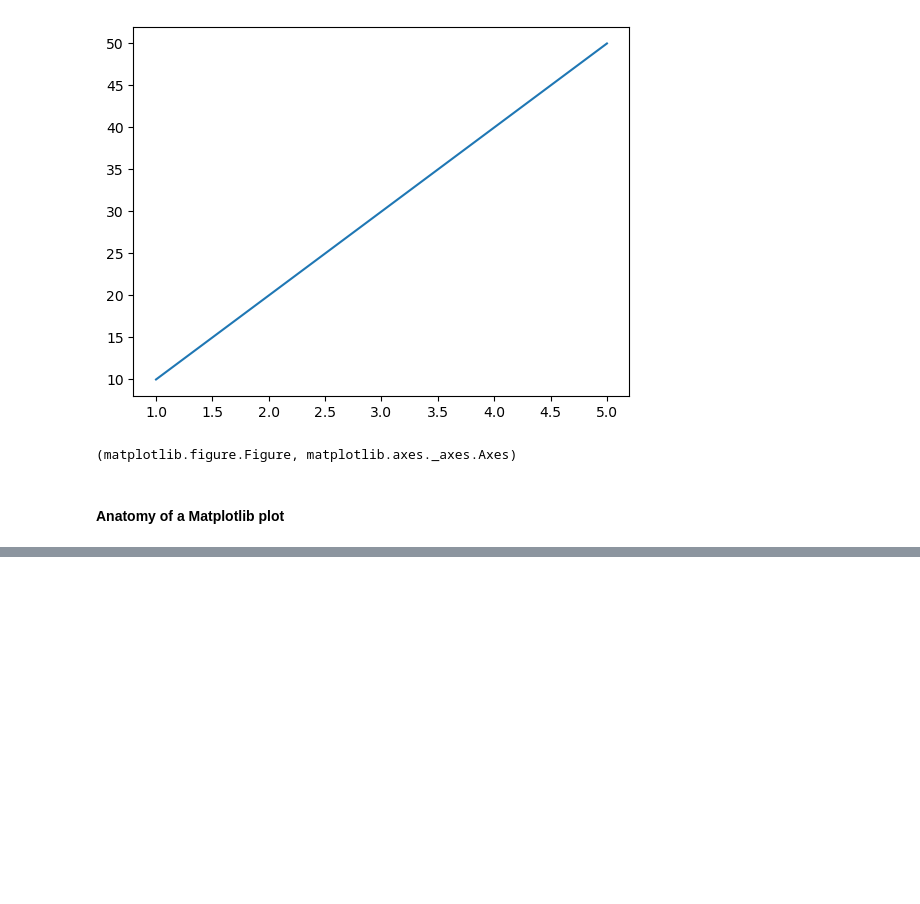
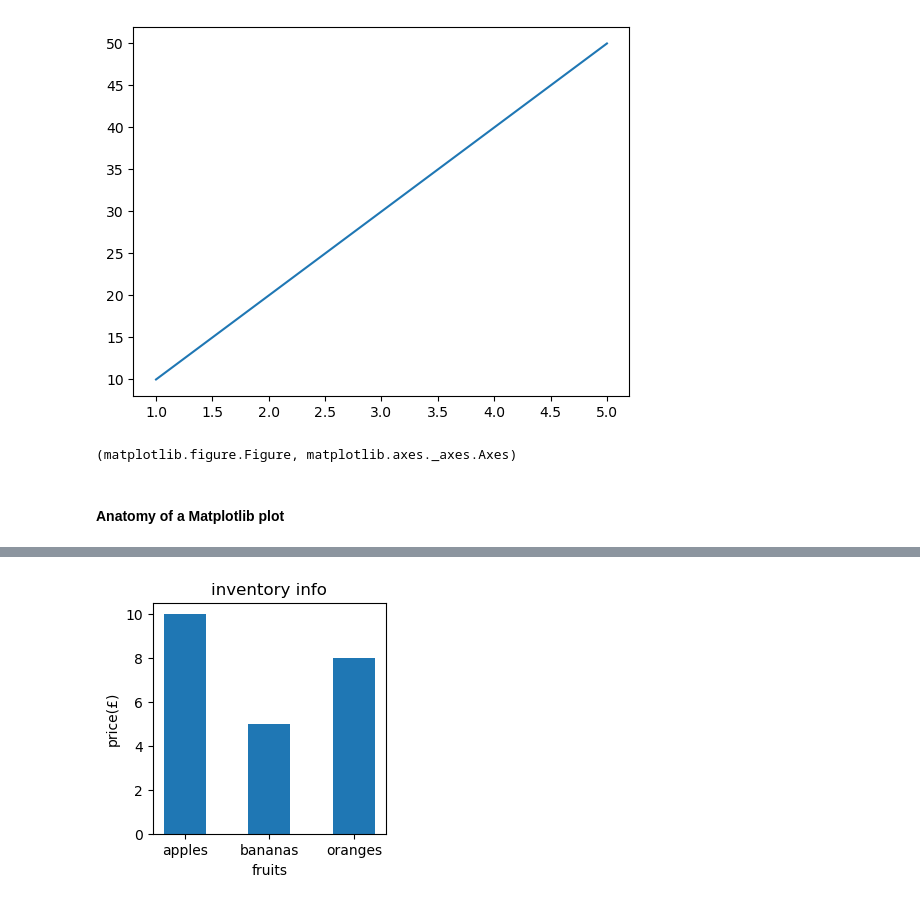
Before and after one commit to nikhilyadav-git/da-car-sales, a Jupyter notebook: matplotlib.ipynb, the cells around one changed output, grey strips where cells are left out. Saved outputs shown, nothing was run; the diff lists cells and outputs as text; code cells hidden in the pictures; blank space fills up the shorter version.

```diff
--- a/matplotlib.ipynb
+++ b/matplotlib.ipynb
@@ -87,0 +110,9 @@ plt.show()
+# %%
+# plot from dict
+inventory = {"apples": 10,"bananas": 5,"oranges": 8}
+fig,ax=plt.subplots(figsize=(3,3))
+ax.bar(x=inventory.keys(),height=inventory.values(),width=0.5)
+ax.set(title='inventory info',ylabel='price(£)',xlabel='fruits')
+plt.show()
+# %% [output]
+[figure, added]
```
Also changed, not shown: parts of 16 cells of this notebook.
